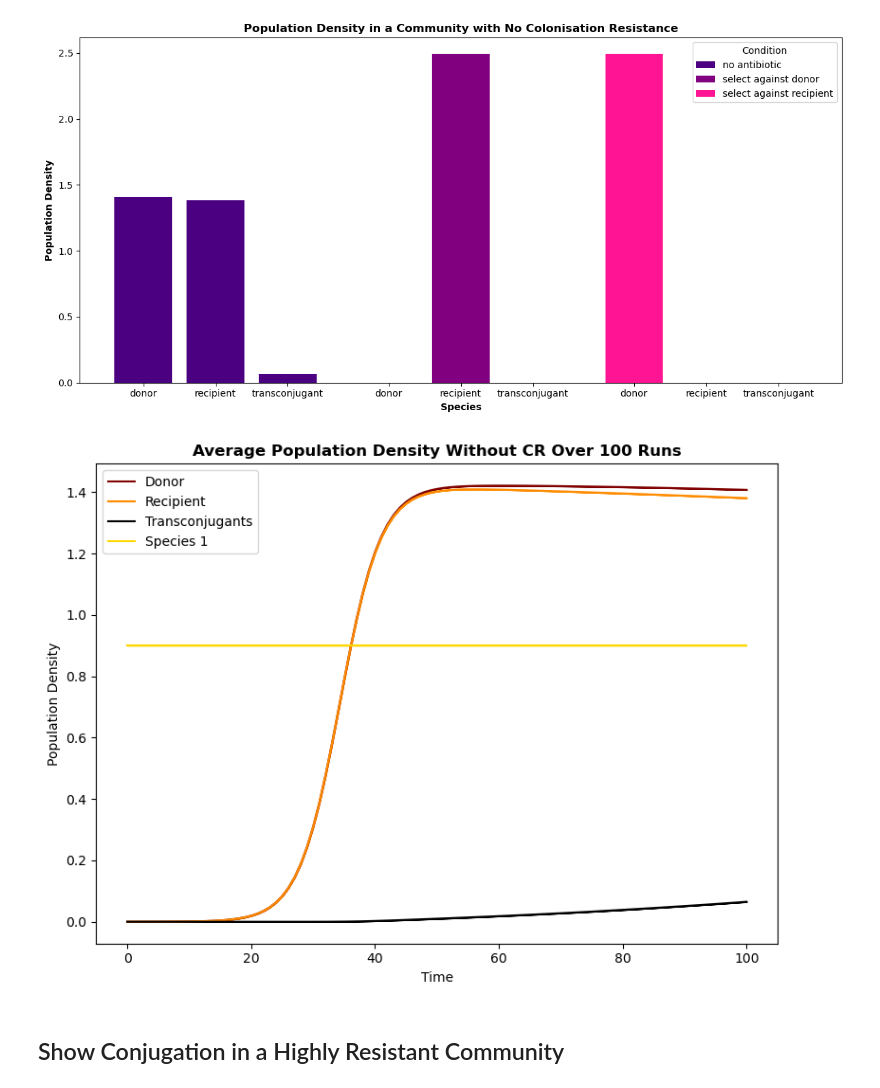
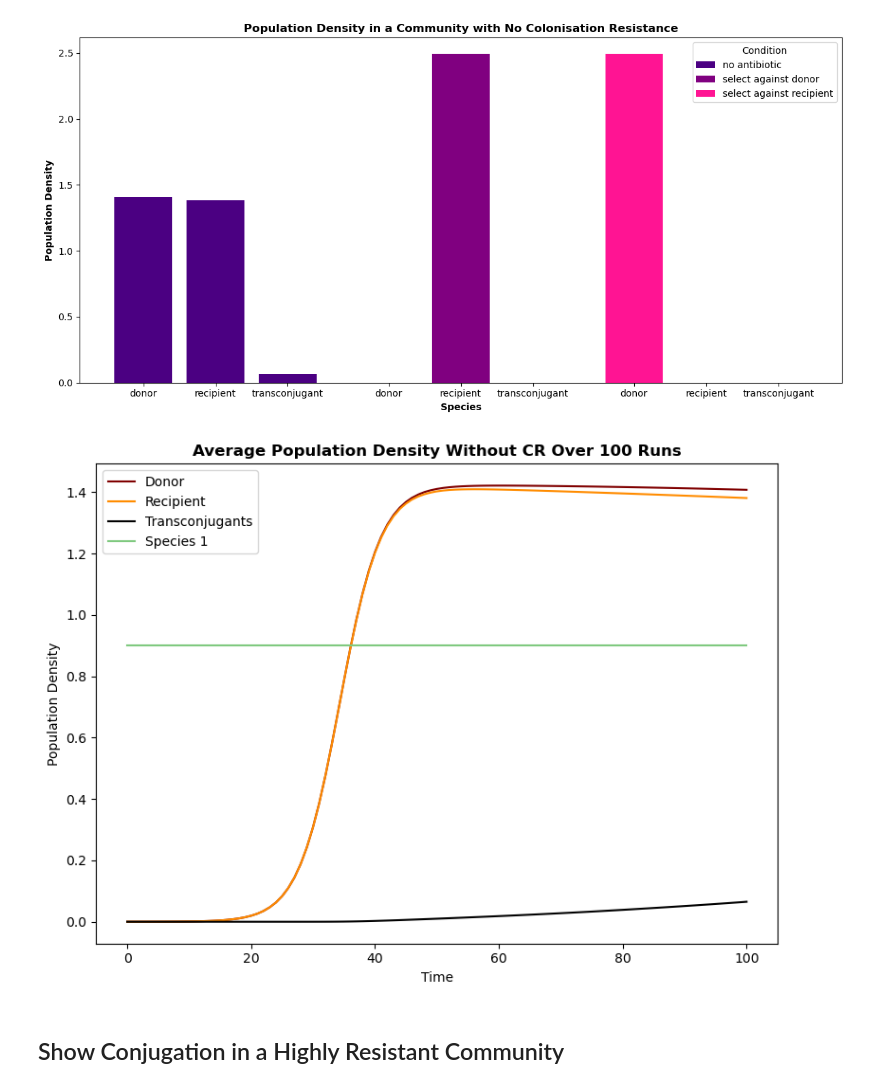
Before and after one commit to amybda/bacterial-community-conjugation-ODE, a Jupyter notebook: ODEconjugation/modelling-exp.ipynb, the cells around one changed output. Saved outputs shown, nothing was run; the diff lists cells and outputs as text; code cells hidden in the pictures.

Commit message:
Make the 2 species experiment

```diff
--- a/ODEconjugation/modelling-exp.ipynb
+++ b/ODEconjugation/modelling-exp.ipynb
@@ -13,6 +14,21 @@ filepath = os.path.abspath("")
 datadir = f'{filepath}/data/'
 figdir = f'{filepath}/figures/'
 np.random.seed(42)
+# %%
+def reindex_data(ode_index, y, t_end=100):
+    """A function that will reindex the results of the ODE solver to exactly fit the timeframe 0-t_end, so that averages can be taken between simulations.
+
+    Parameters:
+    ------------
+    ode_intex: np.array
+        the timesteps the ode has actually solved for (often not 0-t_end with steps of 1)
+    y: np.array
+        the values the ode has solved for
+    t_end: integer, default=100
+        the ending timestep to reindex for"""
+    new_index = np.arange(0,t_end+1)
+    df = pd.DataFrame(np.array(y).T, index=ode_index)
+    return df.reindex(index=new_index, method='nearest').to_numpy().T
 # %% [markdown]
 ## Show Conjugation in a Community without Colonisation Resistance
 # %%
@@ -45,15 +61,15 @@ susceptibility = [0.05, 0.05, 0.05, 0.05]      # susceptibility of susceptible t
 drug_level = 0                             # magnitude of perturbation, between 0 and 1
 
 # --- MODEL FOR NO CR ---
-no_cr_t = []
 no_cr_trans = []
 repeats = 100
 for r in range(repeats):
     no_cr = ode_lotka(n_species)
     no_cr.randomise_interaction_matrix(connectivity, sigma, P_m, self_inhibition)  # initialise interaction matrix
     no_cr.solve_ode(t_start, t_end, x0, conjugation_rate, susceptibility, drug_level)  # solve ode
-    no_cr_t.append(no_cr.results.t)
-    no_cr_trans.append(no_cr.results.y)
+    no_cr_trans.append(reindex_data(no_cr.results.t, no_cr.results.y, t_end=t_end))
+no_cr_trans = np.array(no_cr_trans)
+np.save(f'{datadir}/exp_no_cr_trans', no_cr_trans)
 no_cr.plot_results(no_cr.results.t, no_cr.results.y.T, 'Population Densities Over Time')
 # %% [output]
 [figure]
@@ -162,27 +168,13 @@ plt.tight_layout()
 plt.show()
 # %% [output]
 [figure]
-# %%
-fig, ax = plt.subplots(figsize=(8,6))
-colours = ['maroon', 'darkorange', 'black', 'gold']
-labels = ['Donor', 'Recipient', 'Transconjugants', 'Species 1']
-for i, (c, l) in enumerate(zip(colours, labels)):
-    plt.plot(np.arange(t_start, t_end+1),
-             reindex_no_cr_trans.mean(axis=0).T[:,i],
-             color=c, label=l)
-    plt.fill_between(np.arange(t_start, t_end+1),
-                     reindex_no_cr_trans.min(axis=0)[i],
-                     reindex_no_cr_trans.max(axis=0)[i],
-                     color=c)
-ax.set_xlabel('Time')
-ax.set_ylabel('Population Density')
-plt.legend()
-plt.title('Average Population Density Without CR Over 100 Runs', fontweight='bold')
-plt.tight_layout()
-plt.savefig(f'{figdir}/exp_nocr.png', dpi=500)
-plt.show()
-# %% [output]
-[figure, removed]
+# %%
+no_cr.plot_results(np.arange(0,101), no_cr_trans.mean(axis=0).T,
+                   title='Average Population Density Without CR Over 100 Runs',
+                   drt_colours=['maroon', 'darkorange', 'black'], cmap='Accent',
+                   figsize=(8,6), save_fig=True, filename=f'{figdir}/exp_nocr')
+# %% [output]
+[figure, added]
 # %% [markdown]
 ## Show Conjugation in a Highly Resistant Community
 # %%
```
Also changed, not shown: parts of 14 cells of this notebook, 4 other files.
